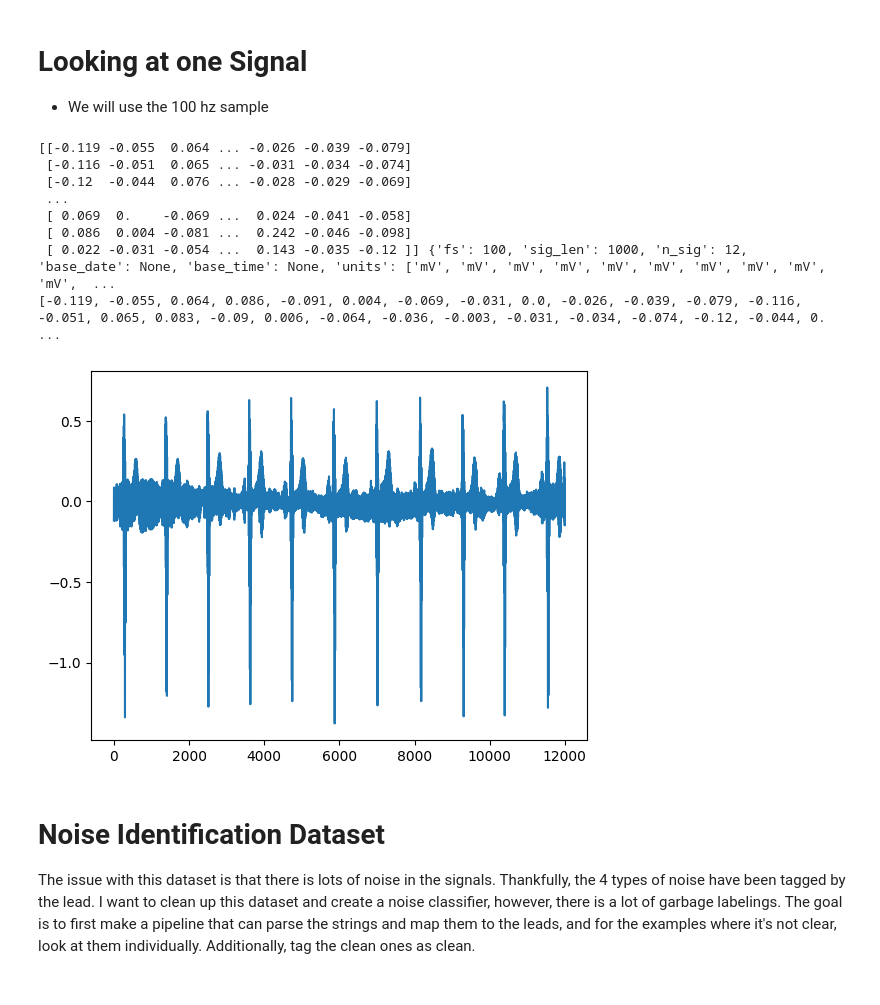
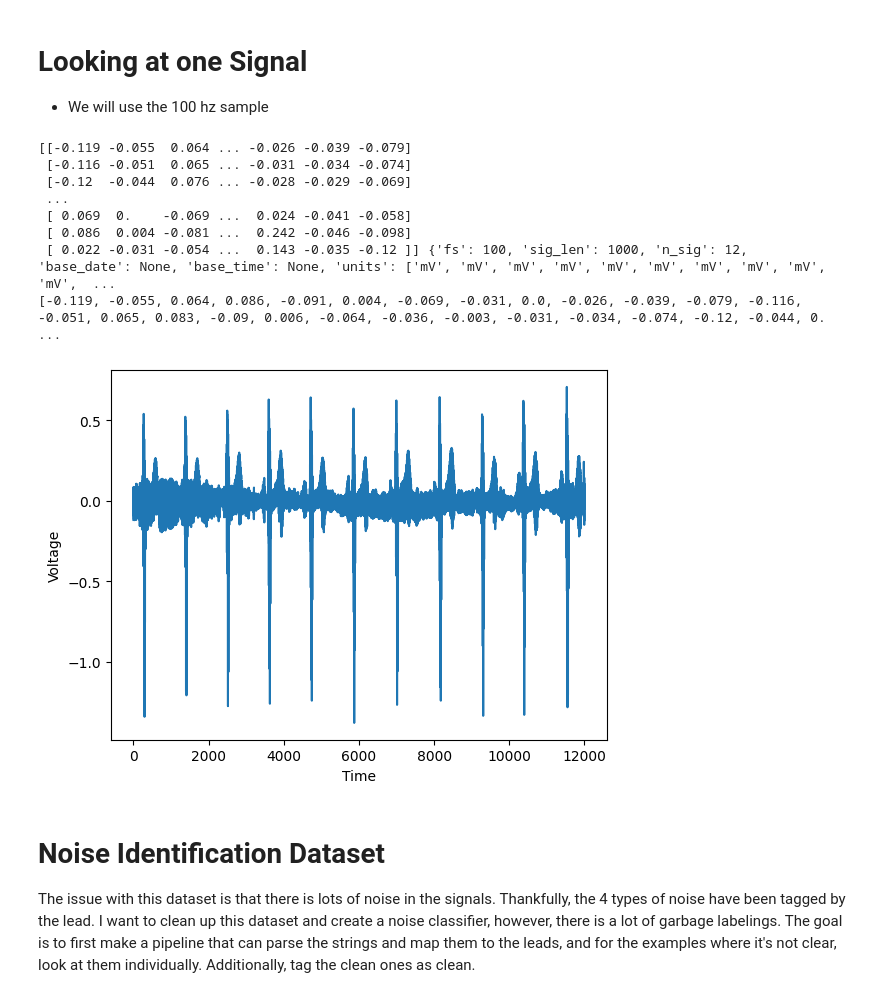
Before and after one commit to r-butl/ECGSignalClassifer, a Jupyter notebook: noise_classification_dataset.ipynb, the cells around one changed output. Drawn from its saved outputs; the diff is of its cells as text; code cells hidden in the pictures.

```diff
--- a/noise_classification_dataset.ipynb
+++ b/noise_classification_dataset.ipynb
@@ -17,7 +18,7 @@ Given a 12 lead ECG system, classify the infarction stadium level.
 * Next, train a neural network to identify the infarction stadium (IS) using the 12 lead signal information with an additional layer than indicates what type of noise is in the signal for each lead.
 * In Production, each lead is passed through the noise detection NN to detect noise. That information is then passed to the IS neural network with the signals to make a classification.
 # %%
-root_directory_path = '/home/lucas/Desktop/programming/classwork/Senior_project/project/data'
+root_directory_path = '/home/lucas/Desktop/programming/classwork/old_school/Senior_project/project/data'
 sig_database = pd.read_csv(os.path.join(root_directory_path, 'ptbxl_database.csv'), index_col='ecg_id')
 sig_database.columns
 # %% [output]
@@ -47,28 +48,30 @@ Index(['report', 'scp_codes', 'heart_axis', 'infarction_stadium1',
 # %%
 def load_one_sample(path):
     data = wfdb.rdsamp(path)
     signals = np.asmatrix(data[0])
     meta = data[1]
     return signals, meta
 
 one_sample = sig_database.iloc[0]
 file_path = one_sample['filename_lr']
 signals, meta = load_one_sample(os.path.join(root_directory_path, file_path))
 print(signals, meta)
 signal = signals.flatten().tolist()[0]
 print(signal)
 plt.plot(range(len(signal)), signal)
+plt.xlabel("Time")
+plt.ylabel("Voltage")
 plt.show()
 # %% [output]
 [[-0.119 -0.055  0.064 ... -0.026 -0.039 -0.079]
  [-0.116 -0.051  0.065 ... -0.031 -0.034 -0.074]
  [-0.12  -0.044  0.076 ... -0.028 -0.029 -0.069]
  ...
  [ 0.069  0.    -0.069 ...  0.024 -0.041 -0.058]
  [ 0.086  0.004 -0.081 ...  0.242 -0.046 -0.098]
  [ 0.022 -0.031 -0.054 ...  0.143 -0.035 -0.12 ]] {'fs': 100, 'sig_len': 1000, 'n_sig': 12, 'base_date': None, 'base_time': None, 'units': ['mV', 'mV', 'mV', 'mV', 'mV', 'mV', 'mV', 'mV', 'mV', 'mV',  ...
 [-0.119, -0.055, 0.064, 0.086, -0.091, 0.004, -0.069, -0.031, 0.0, -0.026, -0.039, -0.079, -0.116, -0.051, 0.065, 0.083, -0.09, 0.006, -0.064, -0.036, -0.003, -0.031, -0.034, -0.074, -0.12, -0.044, 0. ...
-[figure, old version]
+[figure, new version]
 # %% [markdown]
 # Noise Identification Dataset
 The issue with this dataset is that there is lots of noise in the signals. Thankfully, the 4 types of noise have been tagged by the lead. I want to clean up this dataset and create a noise classifier, however, there is a lot of garbage labelings. The goal is to first make a pipeline that can parse the strings and map them to the leads, and for the examples where it's not clear,  look at them individually. Additionally, tag the clean ones as clean.
```
Also changed, not shown: parts of 11 cells of this notebook, 1 other file.
